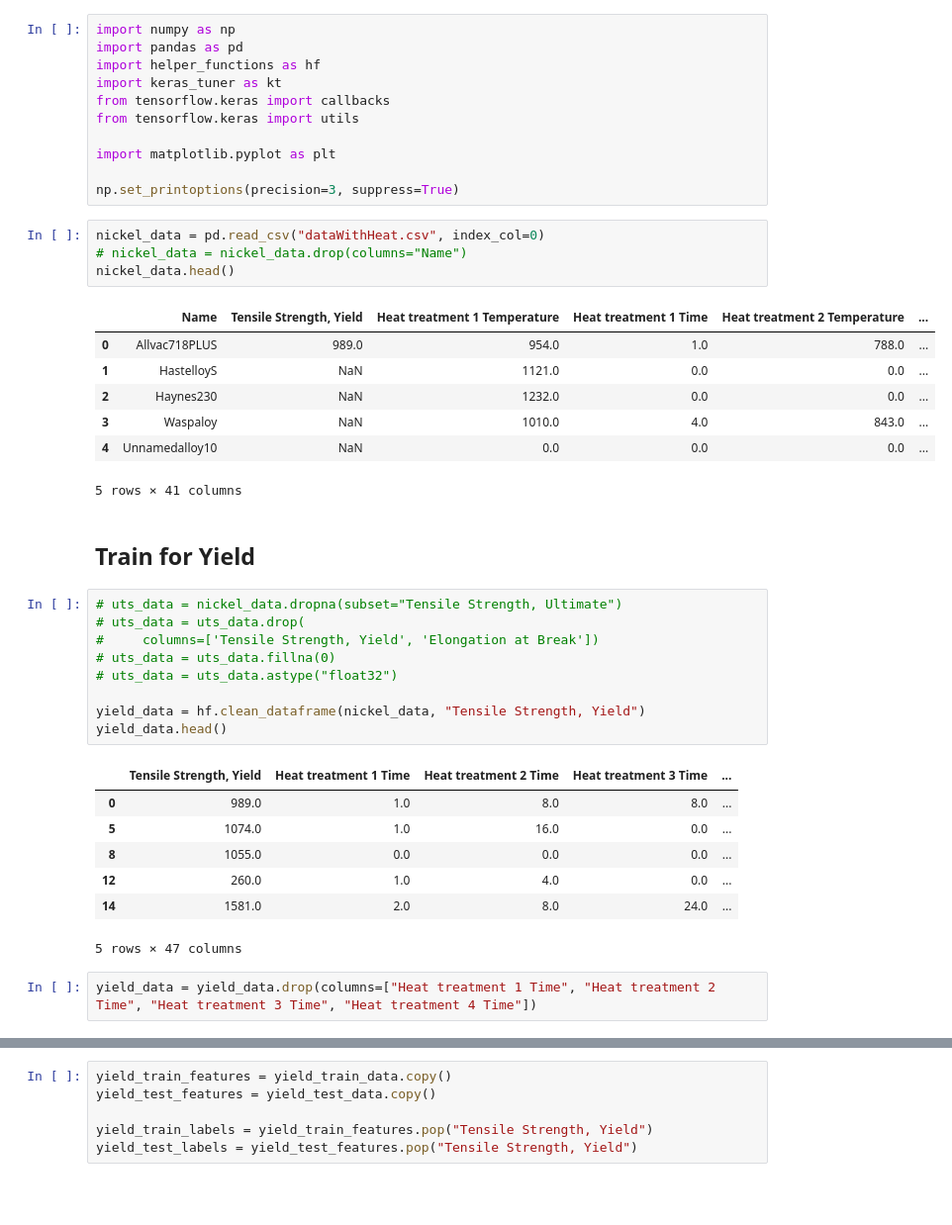
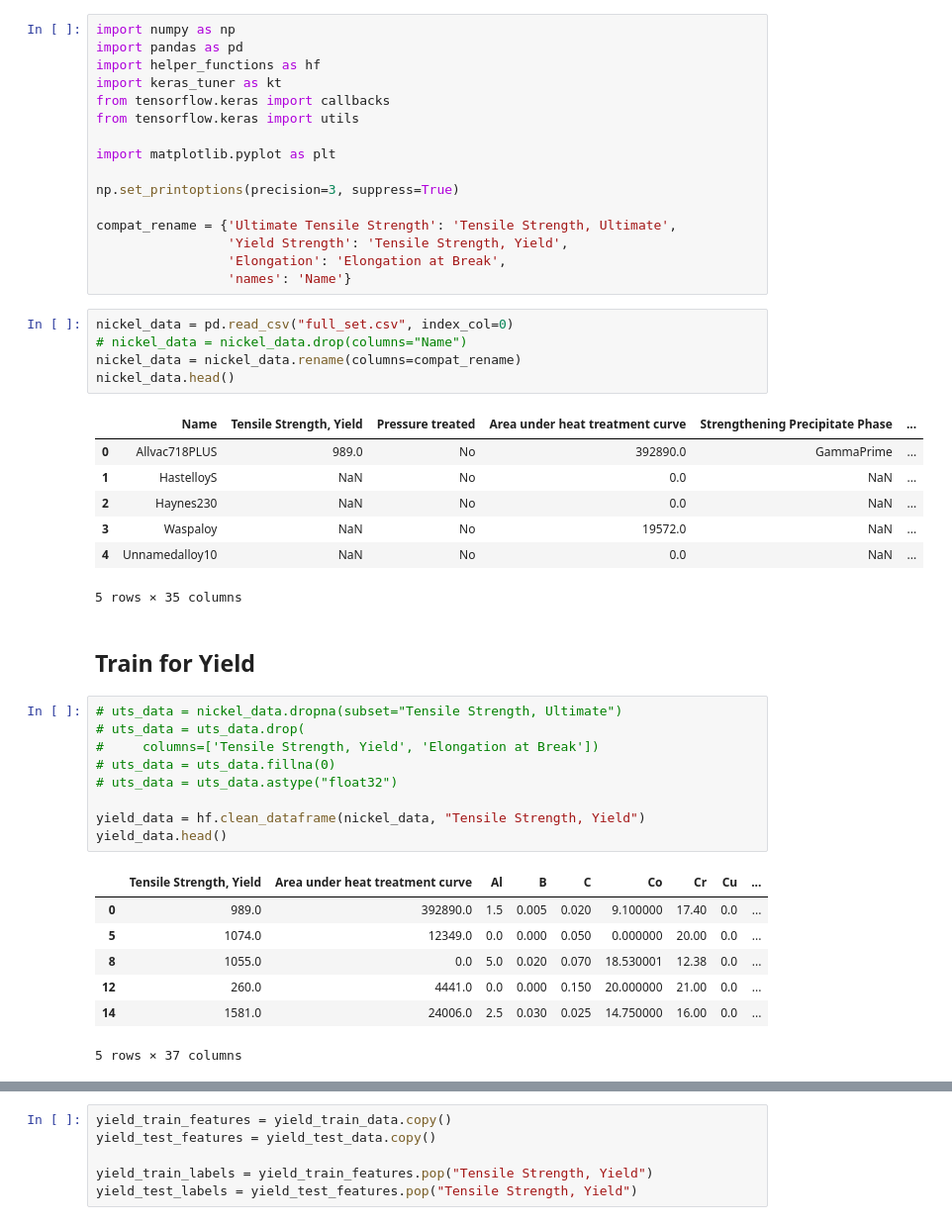
Before and after one commit to Mackus101/Nickel_NN, a Jupyter notebook: Yield_NN_regression.ipynb, the cells around one changed output, grey strips where cells are left out. Shown at 99% size. Drawn from its saved outputs; the diff is of its cells as text; blank space fills up the shorter version.

```diff
--- a/Yield_NN_regression.ipynb
+++ b/Yield_NN_regression.ipynb
@@ -9,18 +9,24 @@ from tensorflow.keras import utils
 import matplotlib.pyplot as plt
 
 np.set_printoptions(precision=3, suppress=True)
+
+compat_rename = {'Ultimate Tensile Strength': 'Tensile Strength, Ultimate',
+                 'Yield Strength': 'Tensile Strength, Yield',
+                 'Elongation': 'Elongation at Break',
+                 'names': 'Name'}
 # %%
-nickel_data = pd.read_csv("dataWithHeat.csv", index_col=0)
+nickel_data = pd.read_csv("full_set.csv", index_col=0)
 # nickel_data = nickel_data.drop(columns="Name")
+nickel_data = nickel_data.rename(columns=compat_rename)
 nickel_data.head()
 # %% [output]
-|  | Name | Tensile Strength, Yield | Heat treatment 1 Temperature | Heat treatment 1 Time | Heat treatment 2 Temperature | ... |
-| 0 | Allvac718PLUS | 989.0 | 954.0 | 1.0 | 788.0 | ... |
-| 1 | HastelloyS | NaN | 1121.0 | 0.0 | 0.0 | ... |
-| 2 | Haynes230 | NaN | 1232.0 | 0.0 | 0.0 | ... |
-| 3 | Waspaloy | NaN | 1010.0 | 4.0 | 843.0 | ... |
-| 4 | Unnamedalloy10 | NaN | 0.0 | 0.0 | 0.0 | ... |
+|  | Name | Tensile Strength, Yield | Pressure treated | Area under heat treatment curve | Strengthening Precipitate Phase | ... |
+| 0 | Allvac718PLUS | 989.0 | No | 392890.0 | GammaPrime | ... |
+| 1 | HastelloyS | NaN | No | 0.0 | NaN | ... |
+| 2 | Haynes230 | NaN | No | 0.0 | NaN | ... |
+| 3 | Waspaloy | NaN | No | 19572.0 | NaN | ... |
+| 4 | Unnamedalloy10 | NaN | No | 0.0 | NaN | ... |
-5 rows × 41 columns
+5 rows × 35 columns
 # %% [markdown]
 ## Train for Yield
 # %%
@@ -33,15 +39,13 @@ nickel_data.head()
 yield_data = hf.clean_dataframe(nickel_data, "Tensile Strength, Yield")
 yield_data.head()
 # %% [output]
-|  | Tensile Strength, Yield | Heat treatment 1 Time | Heat treatment 2 Time | Heat treatment 3 Time | ... |
-| 0 | 989.0 | 1.0 | 8.0 | 8.0 | ... |
-| 5 | 1074.0 | 1.0 | 16.0 | 0.0 | ... |
-| 8 | 1055.0 | 0.0 | 0.0 | 0.0 | ... |
-| 12 | 260.0 | 1.0 | 4.0 | 0.0 | ... |
-| 14 | 1581.0 | 2.0 | 8.0 | 24.0 | ... |
+|  | Tensile Strength, Yield | Area under heat treatment curve | Al | B | C | Co | Cr | Cu | ... |
+| 0 | 989.0 | 392890.0 | 1.5 | 0.005 | 0.020 | 9.100000 | 17.40 | 0.0 | ... |
+| 5 | 1074.0 | 12349.0 | 0.0 | 0.000 | 0.050 | 0.000000 | 20.00 | 0.0 | ... |
+| 8 | 1055.0 | 0.0 | 5.0 | 0.020 | 0.070 | 18.530001 | 12.38 | 0.0 | ... |
+| 12 | 260.0 | 4441.0 | 0.0 | 0.000 | 0.150 | 20.000000 | 21.00 | 0.0 | ... |
+| 14 | 1581.0 | 24006.0 | 2.5 | 0.030 | 0.025 | 14.750000 | 16.00 | 0.0 | ... |
-5 rows × 47 columns
+5 rows × 37 columns
-# %%
-yield_data = yield_data.drop(columns=["Heat treatment 1 Time", "Heat treatment 2 Time", "Heat treatment 3 Time", "Heat treatment 4 Time"])
 # %%
 
 yield_train_data = yield_data.sample(frac=0.8, random_state=2212)
```
Also changed, not shown: parts of 13 cells of this notebook, 3 other files.
